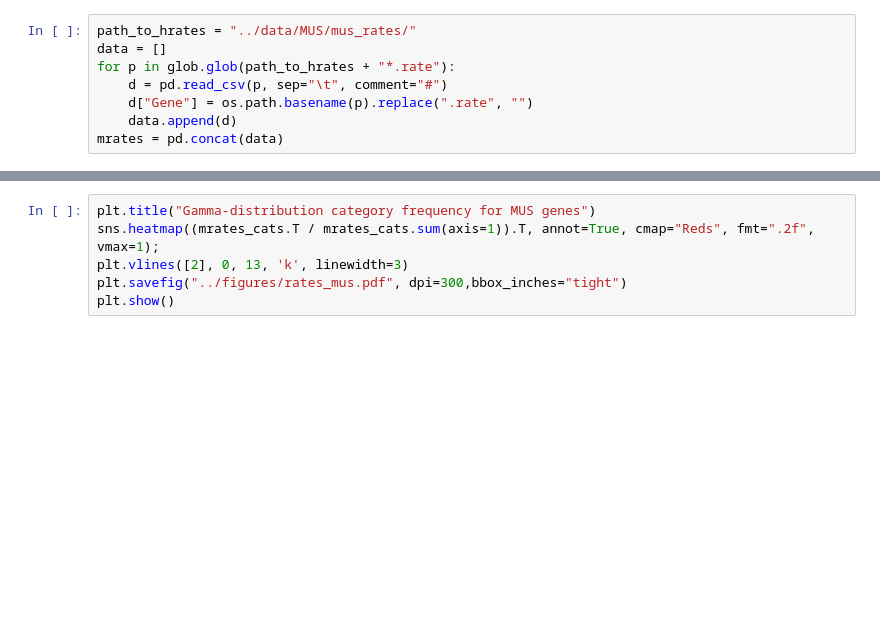
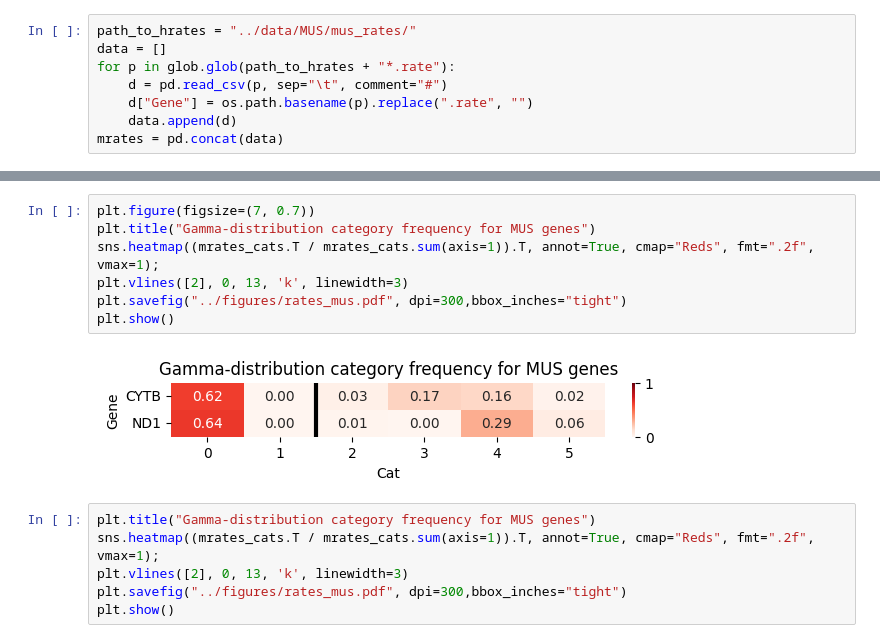
Before and after one commit to mitoclub/nemu-pipeline, a Jupyter notebook: notebooks/expectations_analysis.ipynb, the cells around one changed output, grey strips where cells are left out. Cells and saved outputs as stored; diff of their text form; blank space fills up the shorter version.

```diff
--- a/notebooks/expectations_analysis.ipynb
+++ b/notebooks/expectations_analysis.ipynb
@@ -197,3 +186,12 @@ mrates_cats
+# %%
+plt.figure(figsize=(7, 0.7))
+plt.title("Gamma-distribution category frequency for MUS genes")
+sns.heatmap((mrates_cats.T / mrates_cats.sum(axis=1)).T, annot=True, cmap="Reds", fmt=".2f", vmax=1);
+plt.vlines([2], 0, 13, 'k', linewidth=3)
+plt.savefig("../figures/rates_mus.pdf", dpi=300,bbox_inches="tight")
+plt.show()
+# %% [output]
+[figure, added]
 # %%
 plt.title("Gamma-distribution category frequency for MUS genes")
 sns.heatmap((mrates_cats.T / mrates_cats.sum(axis=1)).T, annot=True, cmap="Reds", fmt=".2f", vmax=1);
```
Also changed, not shown: parts of 7 cells of this notebook, 4 other files.
